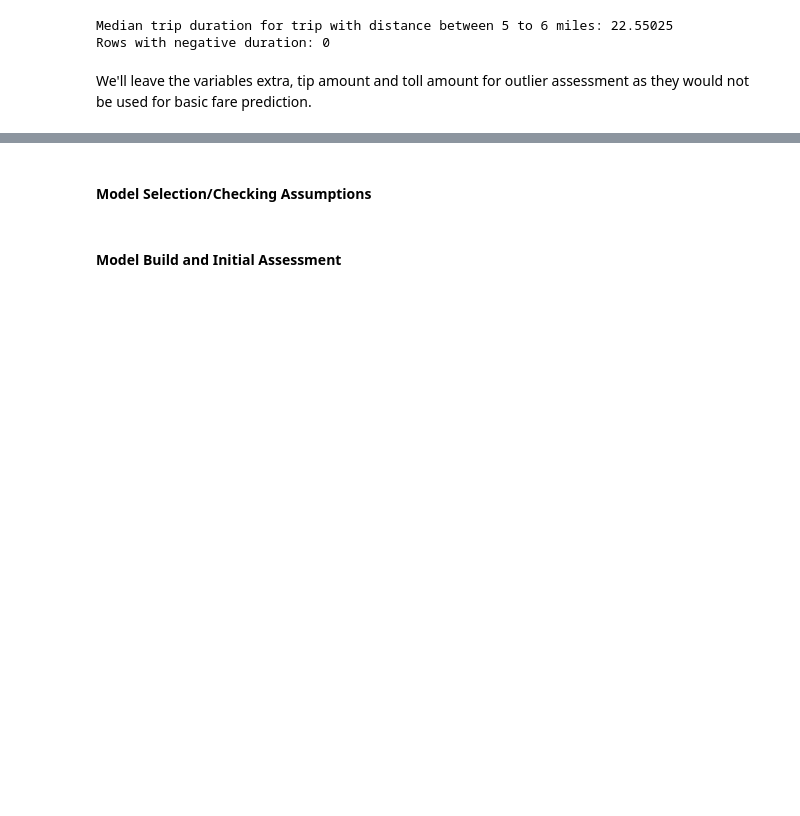
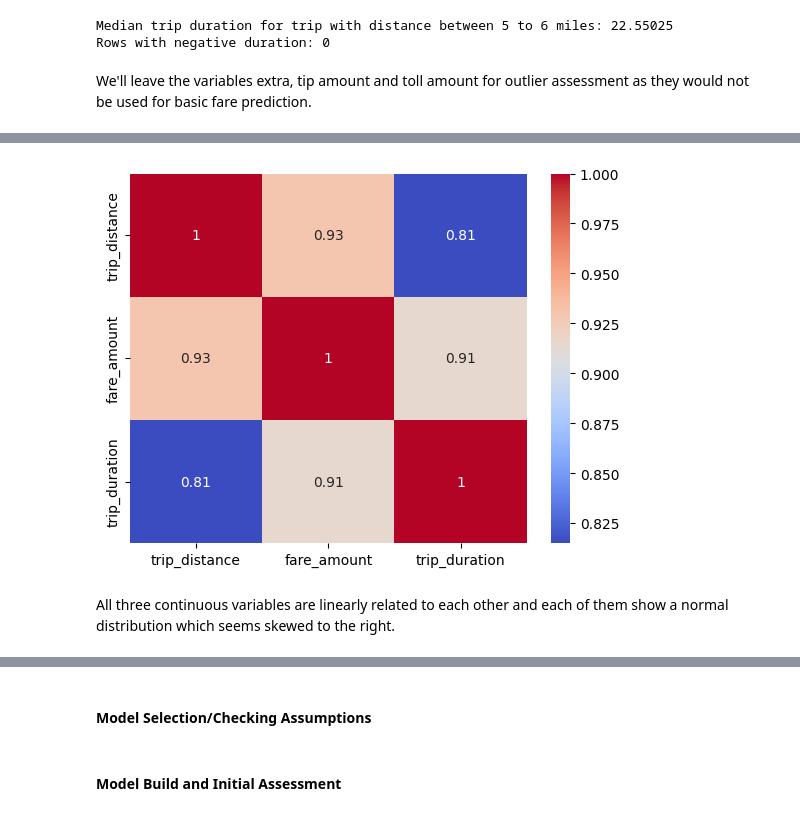
Before and after one commit to traha-89/Portafoglio, a Jupyter notebook: NYC Taxi Fare Prediction/NYC_MLRprediction.ipynb, the cells around one changed output, grey strips where cells are left out. Drawn from its saved outputs; the diff is of its cells as text; code cells hidden in the pictures; blank space fills up the shorter version.

```diff
--- a/NYC Taxi Fare Prediction/NYC_MLRprediction.ipynb
+++ b/NYC Taxi Fare Prediction/NYC_MLRprediction.ipynb
@@ -396,0 +437,14 @@ We'll leave the variables extra, tip amount and toll amount for outlier assessme
+# %%
+# Heatmap for continuous variables
+corr= df_edit3[['trip_distance','fare_amount','trip_duration']].corr()
+sns.heatmap(
+    corr,
+    annot= True,
+    cmap= 'coolwarm'
+)
+
+plt.show()
+# %% [output]
+[figure, added]
+# %% [markdown]
+All three continuous variables are linearly related to each other and each of them show a normal distribution which seems skewed to the right.
```
Also changed, not shown: parts of 14 cells of this notebook.
